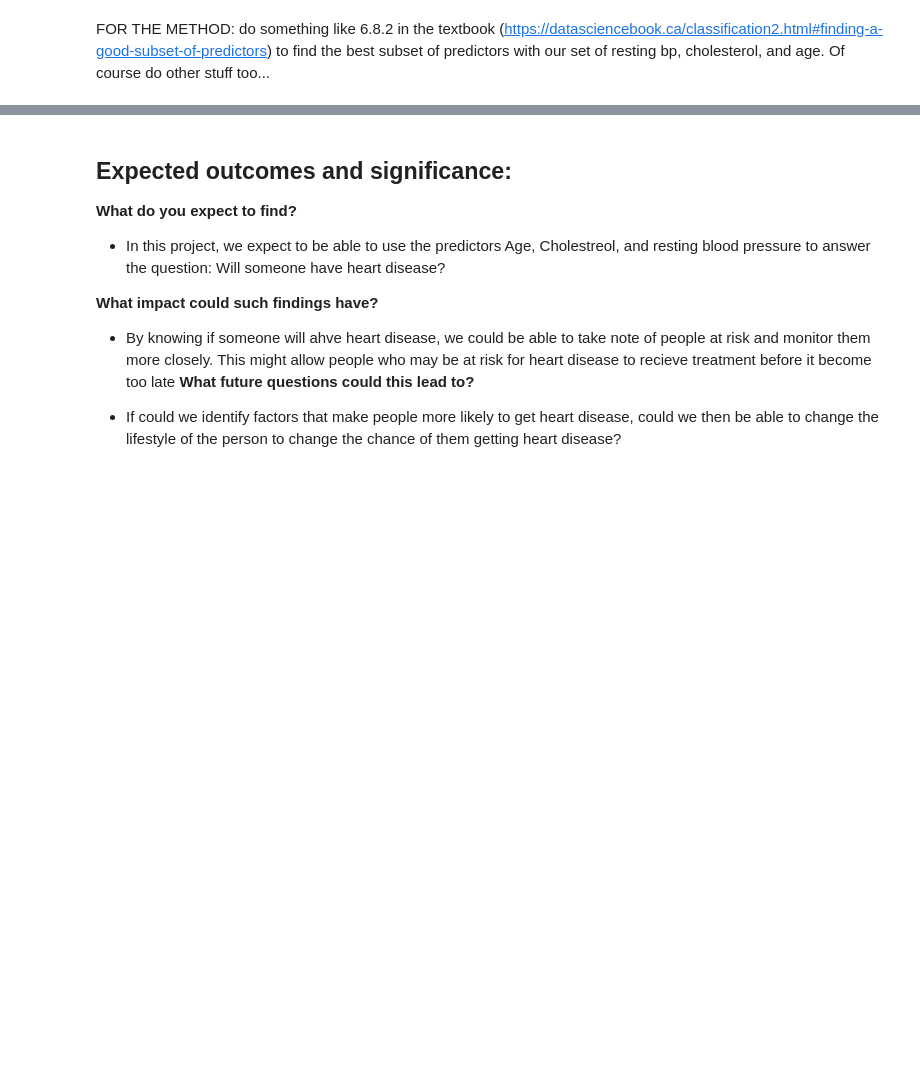
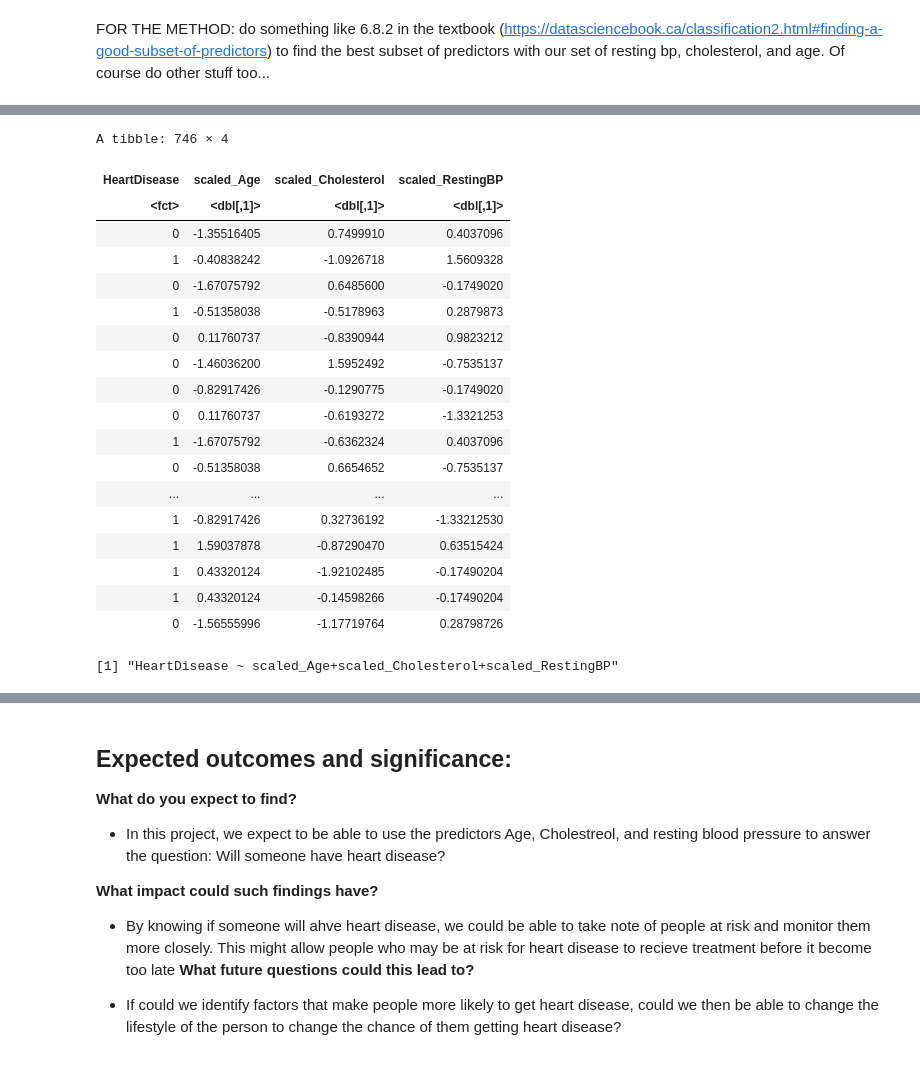
Before and after one commit to josephsoo/dsci_100_group_12, a Jupyter notebook: proposal-group-12.ipynb, the cells around one changed output, grey strips where cells are left out. Cells and saved outputs as stored; diff of their text form; code cells hidden in the pictures; blank space fills up the shorter version.

Commit message:
method part
used forward selection to conclude on which predictors to use

```diff
--- a/proposal-group-12.ipynb
+++ b/proposal-group-12.ipynb
@@ -145,0 +172,33 @@ FOR THE METHOD: do something like 6.8.2 in the textbook (https://datasciencebook
+# %%
+heart_subset <- heart_scaled |>
+    select(HeartDisease,
+           scaled_Age,
+           scaled_Cholesterol,
+           scaled_RestingBP)
+names <- colnames(heart_subset |> select(-HeartDisease))
+heart_subset
+# %% [output]
+A tibble: 746 × 4
+| HeartDisease | scaled_Age | scaled_Cholesterol | scaled_RestingBP |
+| <fct> | <dbl[,1]> | <dbl[,1]> | <dbl[,1]> |
+| 0 | -1.35516405 | 0.7499910 | 0.4037096 |
+| 1 | -0.40838242 | -1.0926718 | 1.5609328 |
+| 0 | -1.67075792 | 0.6485600 | -0.1749020 |
+| 1 | -0.51358038 | -0.5178963 | 0.2879873 |
+| 0 | 0.11760737 | -0.8390944 | 0.9823212 |
+| 0 | -1.46036200 | 1.5952492 | -0.7535137 |
+| 0 | -0.82917426 | -0.1290775 | -0.1749020 |
+| 0 | 0.11760737 | -0.6193272 | -1.3321253 |
+| 1 | -1.67075792 | -0.6362324 | 0.4037096 |
+| 0 | -0.51358038 | 0.6654652 | -0.7535137 |
+| ... | ... | ... | ... |
+| 1 | -0.82917426 | 0.32736192 | -1.33212530 |
+| 1 | 1.59037878 | -0.87290470 | 0.63515424 |
+| 1 | 0.43320124 | -1.92102485 | -0.17490204 |
+| 1 | 0.43320124 | -0.14598266 | -0.17490204 |
+| 0 | -1.56555996 | -1.17719764 | 0.28798726 |
+# %%
+formula <- paste("HeartDisease", "~", paste(names, collapse="+"))
+formula
+# %% [output]
+[1] "HeartDisease ~ scaled_Age+scaled_Cholesterol+scaled_RestingBP"
```
Also changed, not shown: parts of 4 cells of this notebook.
